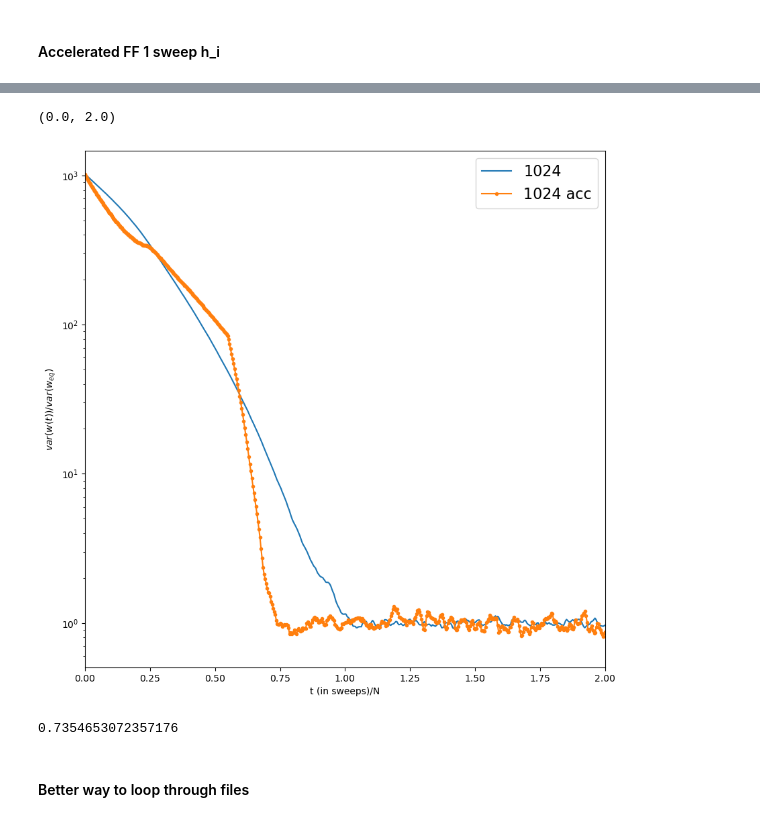
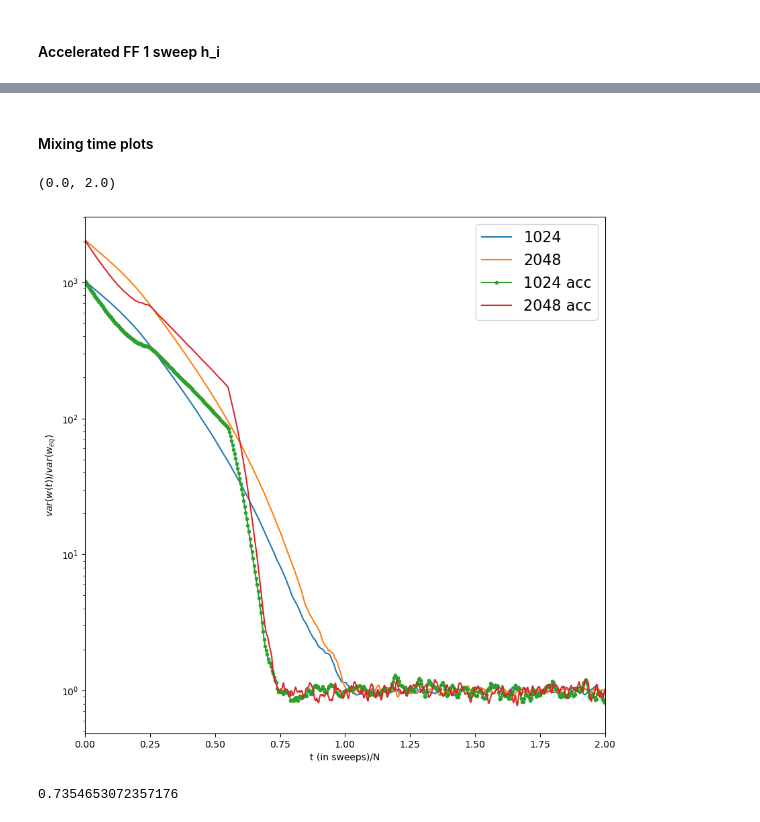
Before and after one commit to plumol/monte-carlo-simulations, a Jupyter notebook: post-analysis/mixing_times.ipynb, the cells around one changed output, grey strips where cells are left out. Saved outputs shown, nothing was run; the diff lists cells and outputs as text; code cells hidden in the pictures.

Commit message:
cleaned up file extractions and removed unused mixing algos

```diff
--- a/post-analysis/mixing_times.ipynb
+++ b/post-analysis/mixing_times.ipynb
@@ -254,2 +59,8 @@ var_equil_2048 = calculate_var_equil(2048)
+# %%
+n_systems = [8, 16, 32, 64, 128, 256, 512, 1024, 2048]
+
+eff_baseline_mix, eff_baseline_events = extract_data("var_runs_400", n_files=500, shift=True)
+
+eff_x_baseline = create_baseline(eff_baseline_events)
 # %% [markdown]
 #### Accelerated FF
@@ -535,44 +75,52 @@ print(eff_32_events, eff_32_acc_events)
+# %%
+n_systems = [8, 16, 32, 64, 128, 256, 512, 1024, 2048]
+
+eff_acc_1s_mix, eff_acc_1s_events = extract_data("acc_runs_2nh_nl4s")
+
+eff_acc_1s_x_baseline = create_baseline(eff_acc_1s_events)
+# %% [markdown]
+#### Mixing time plots
 # %%
 fig, ax = plt.subplots(1, figsize=(10, 10))
 
-# ax.plot(x_8[:1000]/8, (eff_8[:1000]/var_equil_8), label="8")
-# ax.plot(x_16[:2000]/16, ((eff_16)[:2000]/var_equil_16), label="16")
-# ax.plot(x_32[:2000]/32, ((eff_32)[:2000]/var_equil_32), label="32")
-# ax.plot(x_64[:2000]/64, (eff_64[:2000]/var_equil_64), label="64")
-# ax.plot(x_128[:10000]/128, (eff_128[:10000]/var_equil_128), label="128")
-# ax.plot(x_256[:5000]/256, (eff_256[:5000]/var_equil_256), label="256")
-# ax.plot(x_512[:10000]/512, (eff_512[:10000]/var_equil_512), label="512")
-ax.plot(x_1024[:30000]/1024, (eff_1024[:30000]/var_equil_1024), label="1024")
-# ax.plot(x_2048[:30000]/2048, (eff_2048[:30000]/var_equil_2048), label="2048")
+# ax.plot(eff_x_baseline[8][:1000]/8, (eff_baseline_mix[8][:1000]/var_equil_8), label="8")
+# ax.plot(eff_x_baseline[16][:2000]/16, ((eff_baseline_mix[16])[:2000]/var_equil_16), label="16")
+# ax.plot(eff_x_baseline[32][:2000]/32, ((eff_baseline_mix[32])[:2000]/var_equil_32), label="32")
+# ax.plot(eff_x_baseline[64][:2000]/64, (eff_baseline_mix[64][:2000]/var_equil_64), label="64")
+# ax.plot(eff_x_baseline[128][:10000]/128, (eff_baseline_mix[128][:10000]/var_equil_128), label="128")
+# ax.plot(eff_x_baseline[256][:5000]/256, (eff_baseline_mix[256][:5000]/var_equil_256), label="256")
+# ax.plot(eff_x_baseline[512][:10000]/512, (eff_baseline_mix[512][:10000]/var_equil_512), label="512")
+ax.plot(eff_x_baseline[1024][:30000]/1024, (eff_baseline_mix[1024][:30000]/var_equil_1024), label="1024")
+ax.plot(eff_x_baseline[2048][:30000]/2048, (eff_baseline_mix[2048][:30000]/var_equil_2048), label="2048")
 
-# ax.plot(x_8_acc[:1000]/8, (eff_8_acc[:1000]/var_equil_8), label="8 acc")
-# ax.plot(x_16_acc[:2000]/16, ((eff_16_acc)[:2000]/var_equil_16), label="16 acc")
-# ax.plot(x_32_acc[:2000]/32, ((eff_32_acc)[:2000]/var_equil_32), label="32 acc")
-# ax.plot(x_64_acc[:2000]/64, (eff_64_acc[:2000]/var_equil_64), label="64 acc")
-# ax.plot(x_128_acc[:10000]/128, (eff_128_acc[:10000]/var_equil_128), label="128 acc")
-# ax.plot(x_256_acc[:5000]/256, (eff_256_acc[:5000]/var_equil_256), label="256 acc")
-# ax.plot(x_512_acc[:10000]/512, (eff_512_acc[:10000]/var_equil_512), label="512 acc")
-# ax.plot(x_1024_acc[:30000]/1024, (eff_1024_acc[:30000]/var_equil_1024), label="1024 acc", marker=".")
-# ax.plot(x_2048_acc[:30000]/2048, (eff_2048_acc[:30000]/var_equil_2048), label="2048 acc")
+# ax.plot(eff_acc_x_baseline[8][:1000]/8, (eff_acc_mix[8][:1000]/var_equil_8), label="8 acc")
+# ax.plot(eff_acc_x_baseline[16][:2000]/16, (eff_acc_mix[16][:2000]/var_equil_16), label="16 acc")
+# ax.plot(eff_acc_x_baseline[32][:2000]/32, (eff_acc_mix[32][:2000]/var_equil_32), label="32 acc")
+# ax.plot(eff_acc_x_baseline[64][:2000]/64, (eff_acc_mix[64][:2000]/var_equil_64), label="64 acc")
+# ax.plot(eff_acc_x_baseline[128][:10000]/128, (eff_acc_mix[128][:10000]/var_equil_128), label="128 acc")
+# ax.plot(eff_acc_x_baseline[256][:5000]/256, (eff_acc_mix[256][:5000]/var_equil_256), label="256 acc")
+# ax.plot(eff_acc_x_baseline[512][:10000]/512, (eff_acc_mix[512][:10000]/var_equil_512), label="512 acc")
+# ax.plot(eff_acc_x_baseline[1024][:30000]/1024, (eff_acc_mix[1024][:30000]/var_equil_1024), label="1024 acc", marker=".")
+# ax.plot(eff_acc_x_baseline[2048][:30000]/2048, (eff_acc_mix[2048][:30000]/var_equil_2048), label="2048 acc")
 
-# ax.plot(x_8_acc_1s[:1000]/8, (eff_8_acc_1s[:1000]/var_equil_8), label="8 acc 1s")
-# ax.plot(x_16_acc_1s[:2000]/16, ((eff_16_acc_1s)[:2000]/var_equil_16), label="16 acc 1s")
-# ax.plot(x_32_acc_1s[:2000]/32, ((eff_32_acc_1s)[:2000]/var_equil_32), label="32 acc 1s")
-# ax.plot(x_64_acc_1s[:2000]/64, (eff_64_acc_1s[:2000]/var_equil_64), label="64 acc 1s")
-# ax.plot(x_128_acc_1s[:10000]/128, (eff_128_acc_1s[:10000]/var_equil_128), label="128 acc 1s")
-# ax.plot(x_256_acc_1s[:5000]/256, (eff_256_acc_1s[:5000]/var_equil_256), label="256 acc 1s")
-# ax.plot(x_512_acc_1s[:10000]/512, (eff_512_acc_1s[:10000]/var_equil_512), label="512 acc 1s")
-ax.plot(x_1024_acc_1s[:30000]/1024, (eff_1024_acc_1s[:30000]/var_equil_1024), label="1024 acc", marker=".")
-# ax.plot(x_2048_acc_1s[:30000]/2048, (eff_2048_acc_1s[:30000]/var_equil_2048), label="2048 acc")
+# ax.plot(eff_acc_1s_x_baseline[8][:1000]/8, (eff_acc_1s_mix[8][:1000]/var_equil_8), label="8 acc 1s")
+# ax.plot(eff_acc_1s_x_baseline[16][:2000]/16, (eff_acc_1s_mix[16][:2000]/var_equil_16), label="16 acc 1s")
+# ax.plot(eff_acc_1s_x_baseline[32][:2000]/32, (eff_acc_1s_mix[32][:2000]/var_equil_32), label="32 acc 1s")
+# ax.plot(eff_acc_1s_x_baseline[64][:2000]/64, (eff_acc_1s_mix[64][:2000]/var_equil_64), label="64 acc 1s")
+# ax.plot(eff_acc_1s_x_baseline[128][:10000]/128, (eff_acc_1s_mix[128][:10000]/var_equil_128), label="128 acc 1s")
+# ax.plot(eff_acc_1s_x_baseline[256][:5000]/256, (eff_acc_1s_mix[256][:5000]/var_equil_256), label="256 acc 1s")
+# ax.plot(eff_acc_1s_x_baseline[512][:10000]/512, (eff_acc_1s_mix[512][:10000]/var_equil_512), label="512 acc 1s")
+ax.plot(eff_acc_1s_x_baseline[1024][:30000]/1024, (eff_acc_1s_mix[1024][:30000]/var_equil_1024), label="1024 acc", marker=".")
+ax.plot(eff_acc_1s_x_baseline[2048][:30000]/2048, (eff_acc_1s_mix[2048][:30000]/var_equil_2048), label="2048 acc")
 
 ax.set_ylabel("$var(w(t))/var(w_{eq})$")
 ax.set_xlabel("t (in sweeps)/N")
 ax.legend(fontsize="16")
 ax.set_yscale('log')
 ax.set_xlim(0, 2)
 # %% [output]
 (0.0, 2.0)
-[figure, old version]
+[figure, new version]
 # %%
 for idx, var in enumerate(eff_1024_acc_1s[:30000]):
     if var/var_equil_1024 > 1 * 0.9 and var/var_equil_1024 < 1.10:
@@ -580,5 +128,3 @@ for idx, var in enumerate(eff_1024_acc_1s[:30000]):
         break
 # %% [output]
 0.7354653072357176
-# %% [markdown]
-#### Better way to loop through files
```
Also changed, not shown: parts of 14 cells of this notebook.
